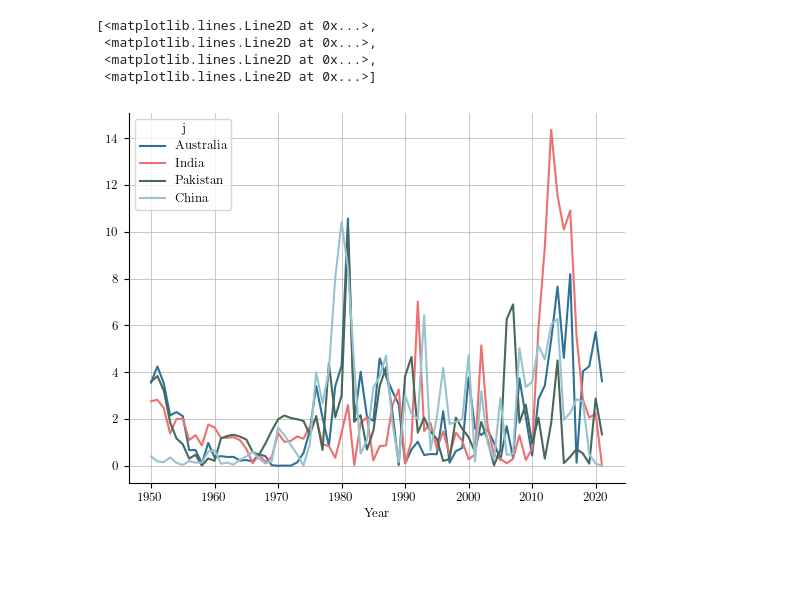
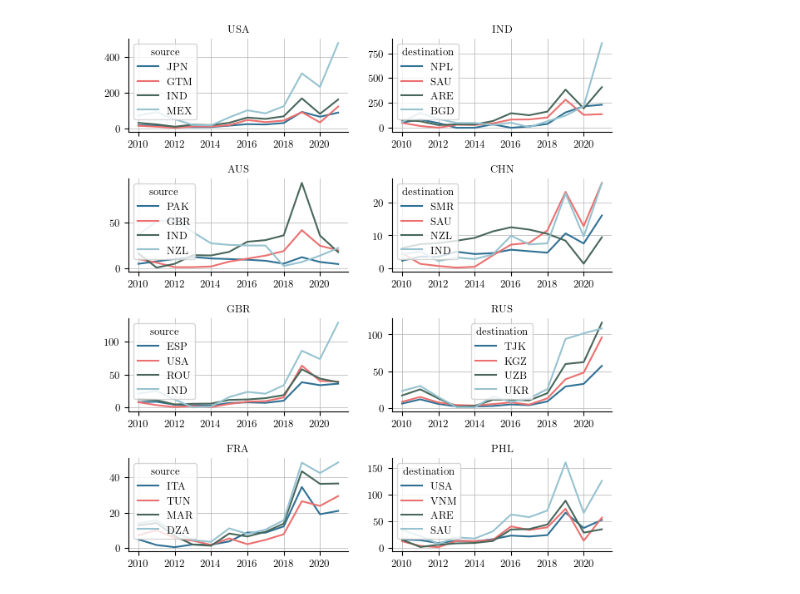
Before and after one commit to estevaofuzaro98/NeuralABM, a Jupyter notebook: models/Migration/model.ipynb, the cells around one changed output. Drawn from its saved outputs; the diff is of its cells as text; code cells hidden in the pictures; blank space fills up the shorter version.

```diff
--- a/models/Migration/model.ipynb
+++ b/models/Migration/model.ipynb
@@ -122,24 +235,27 @@ ax.set_ylim(0, 1.1)
 # Get predictions for each year
 predicted_transport_plans = xr.DataArray(
     torch.stack([
-    NN(dset).reshape(N, N).detach() for dset in training_data
-]), dims=["Year", "i", "j"],
-    coords={"Year": UN_data.coords["Year"].data,
-            "i": UN_data.coords["Country"].data, "j": UN_data.coords["Country"].data}
+    NN(training_data[i]).reshape(N, N).detach() for i in range(len(training_data))
+]), dims=["year", "source", "destination"],
+    coords={"year": UN_data.sel({'year': YEAR_SEL}).coords["year"].data,
+            "source": UN_data.coords["country"].data,
+            "destination": UN_data.coords["country"].data}
 )
 
 # Get the predicted net migration for each year
-predicted_net_migration = predicted_transport_plans.sum("i").rename({"j": "i"}) - predicted_transport_plans.sum("j")
+predicted_net_migration = (predicted_transport_plans.sum("source").rename({"destination": "source"}) - predicted_transport_plans.sum("destination")).rename({"source": "country"})
 # %%
 # Plot an example prediction on the training data
-example_dset = training_data[2]
+i = -3
+example_dset = training_data[i]
 T_pred = NN(example_dset).reshape(N, N).detach()
 
-from dantro.plot.utils import ColorManager
 cm = ColorManager(
-    cmap={'from_values': {0: 'white', 1: colors['c_darkblue']}, 'continuous': True}
+    cmap={'from_values': {0: 'white', 1: colors['c_darkblue']}, 'continuous': True}, norm='LogNorm'
 )
-fig, ax = plt.subplots()
-ax.imshow(T_pred, cmap=cm.cmap)
+fig, axs = plt.subplots(ncols=3)
+axs[0].imshow(T_pred.where(~torch.isnan(known_data_torch[i]), torch.nan), cmap=cm.cmap, norm=cm.norm)
+axs[1].imshow(known_data_torch[i], cmap=cm.cmap, norm=cm.norm)
+axs[2].imshow(abs(known_data_torch[i] - T_pred.where(~torch.isnan(known_data_torch[i]), torch.nan)),cmap=cm.cmap, norm=cm.norm)
 # %% [output]
 <matplotlib.image.AxesImage at 0x...>
@@ -173,13 +303,19 @@ _ = ax.set_xticks(UK_in.coords["i"].data, UK_in.coords["i"].data, rotation=45, h
 # %%
-# fig, ax = plt.subplots()
-UK_in = predicted_transport_plans.sel({"i": "USA"}, drop=True)
-UK_in.sel({"j": ["Australia", "India", "Pakistan", "China"]}).plot.line(hue="j")
-# for country in [:
-#     ax.plot(UK_in.coords["Year"].data, UK_in.sel({"j": country}).data, label=country)
-# ax.legend()
+fig, axs = plt.subplots(ncols=2, nrows=4, figsize=(7.5, 8))
+fig.subplots_adjust(hspace=0.5)
+for idx, country in enumerate(["USA", "AUS", "GBR", "FRA"]):
+    ex_data = predicted_transport_plans.sel({"destination": country}, drop=True)
+    ex_data = ex_data.isel({"source": ex_data.mean('year').argsort().data[-4:]})
+    _ = ex_data.plot.line(hue="source", ax=axs[idx, 0])
+    axs[idx, 0].set_title(country)
+    axs[idx, 0].set_xlabel('')
+
+for idx, country in enumerate(["IND", "CHN", "RUS", "PHL"]):
+    ex_data = predicted_transport_plans.sel({"source": country}, drop=True)
+    ex_data = ex_data.isel({"destination": ex_data.mean('year').argsort().data[-4:]})
+    _ = ex_data.plot.line(hue="destination", ax=axs[idx, 1])
+    axs[idx, 1].set_title(country)
+    axs[idx, 1].set_xlabel('')
+fig.savefig("/Users/thomasgaskin/migration_stats.png", dpi=400)
 # %% [output]
-[<matplotlib.lines.Line2D at 0x...>,
- <matplotlib.lines.Line2D at 0x...>,
- <matplotlib.lines.Line2D at 0x...>,
- <matplotlib.lines.Line2D at 0x...>]
-[figure, old version]
+[figure, new version]
```
Also changed, not shown: parts of 29 cells of this notebook.
